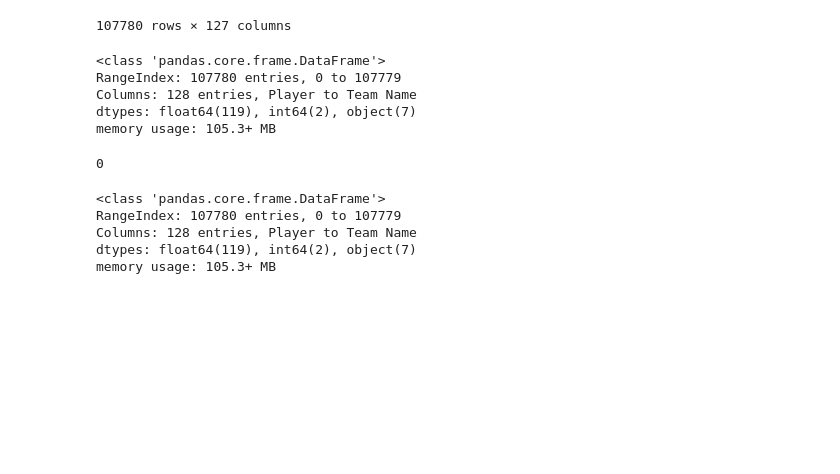
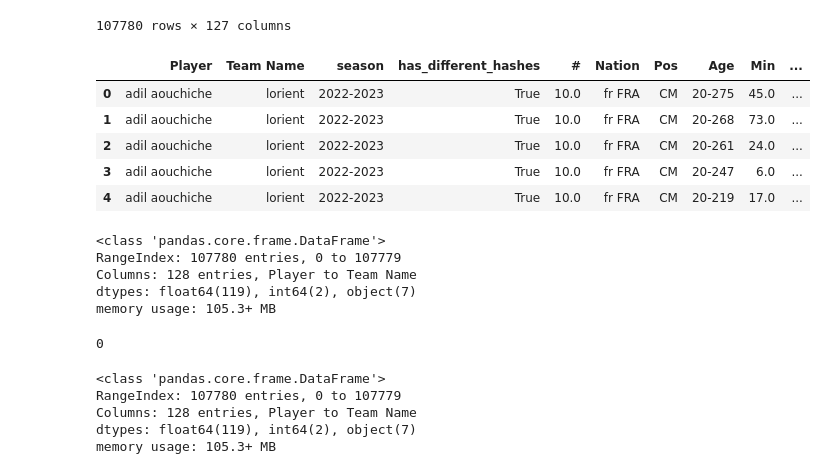
Before and after one commit to MinhTQ-594/Football-player-Price_prediction, a Jupyter notebook: Data preprocessing/Aggregate_data.ipynb, the cells around one changed output. Saved outputs shown, nothing was run; the diff lists cells and outputs as text; code cells hidden in the pictures; blank space fills up the shorter version.

```diff
--- a/Data preprocessing/Aggregate_data.ipynb
+++ b/Data preprocessing/Aggregate_data.ipynb
@@ -35,6 +35,48 @@ player_new.drop(['Age'], axis=1)
 | 107778 | óscar mingueza | 3.0 | es ESP | RB | 1.0 | 0.0 | 0.0 | 0.0 | 0.0 | ... |
 | 107779 | óscar trejo | 8.0 | ar ARG | AM | 83.0 | 0.0 | 0.0 | 0.0 | 0.0 | ... |
 107780 rows × 127 columns
+# %%
+def find_duplicate_entries(df):
+  """
+  Finds rows in a DataFrame that have the same 'name' and 'team' but different '#' values.
+
+  Args:
+    df: The pandas DataFrame to analyze.
+
+  Returns:
+    A DataFrame containing the duplicate entries.
+  """
+
+  # Group by 'name' and 'team' and count the occurrences
+  grouped_df = df.groupby(['Player', 'Team Name','season']).size().reset_index(name='count')
+
+  # Filter for groups with more than one occurrence
+  duplicate_groups = grouped_df[grouped_df['count'] > 1]
+
+  # Merge with the original DataFrame to get the actual rows
+  duplicate_rows = pd.merge(duplicate_groups, df, on=['Player', 'Team Name', 'season'], how='left')
+
+  # Filter for rows with different '#' values within the same group
+  duplicate_rows = duplicate_rows.groupby(['Player', 'Team Name', 'season'])['#'].nunique().gt(1).reset_index(name='has_different_hashes')
+  duplicate_rows = duplicate_rows[duplicate_rows['has_different_hashes']]
+
+  # Merge back with the original DataFrame to get the final result
+  duplicate_entries = pd.merge(duplicate_rows, df, on=['Player', 'Team Name', 'season'], how='left')
+
+  return duplicate_entries
+
+# Example usage:
+# Assuming 'df' is your DataFrame
+duplicate_entries = find_duplicate_entries(player_new)
+# %%
+duplicate_entries.head()
+# %% [output]
+|  | Player | Team Name | season | has_different_hashes | # | Nation | Pos | Age | Min | ... |
+| 0 | adil aouchiche | lorient | 2022-2023 | True | 10.0 | fr FRA | CM | 20-275 | 45.0 | ... |
+| 1 | adil aouchiche | lorient | 2022-2023 | True | 10.0 | fr FRA | CM | 20-268 | 73.0 | ... |
+| 2 | adil aouchiche | lorient | 2022-2023 | True | 10.0 | fr FRA | CM | 20-261 | 24.0 | ... |
+| 3 | adil aouchiche | lorient | 2022-2023 | True | 10.0 | fr FRA | CM | 20-247 | 6.0 | ... |
+| 4 | adil aouchiche | lorient | 2022-2023 | True | 10.0 | fr FRA | CM | 20-219 | 17.0 | ... |
 # %%
 player_new.info()
 # %% [output]
```
